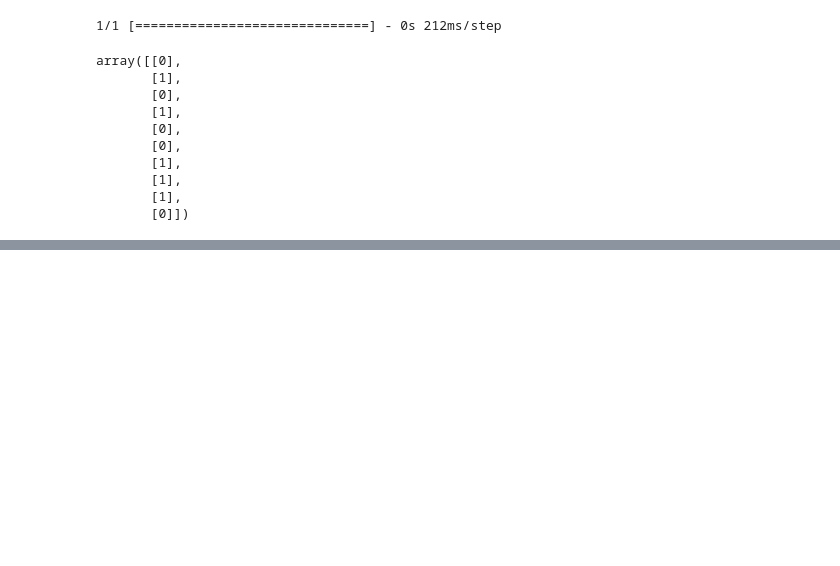
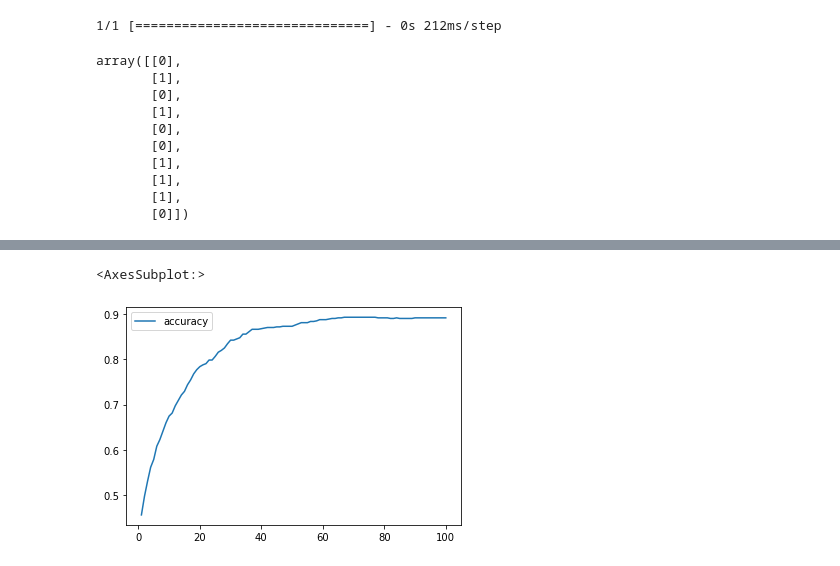
Before and after one commit to david-garza/Neural_Network_Charity_Analysis, a Jupyter notebook: basic_neural_network.ipynb, the cells around one changed output, grey strips where cells are left out. Saved outputs shown, nothing was run; the diff lists cells and outputs as text; code cells hidden in the pictures; blank space fills up the shorter version.

```diff
--- a/basic_neural_network.ipynb
+++ b/basic_neural_network.ipynb
@@ -123,0 +189,6 @@ array([[0],
+# %%
+# Plot the accuracy
+history_df.plot(y="accuracy")
+# %% [output]
+<AxesSubplot:>
+[figure, added]
```
Also changed, not shown: parts of 5 cells of this notebook.
